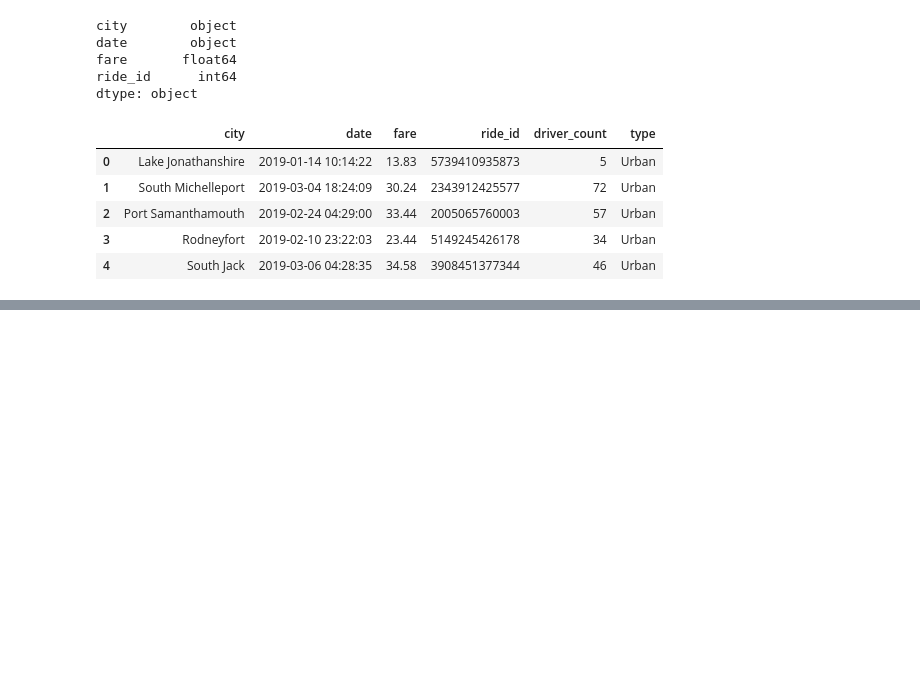
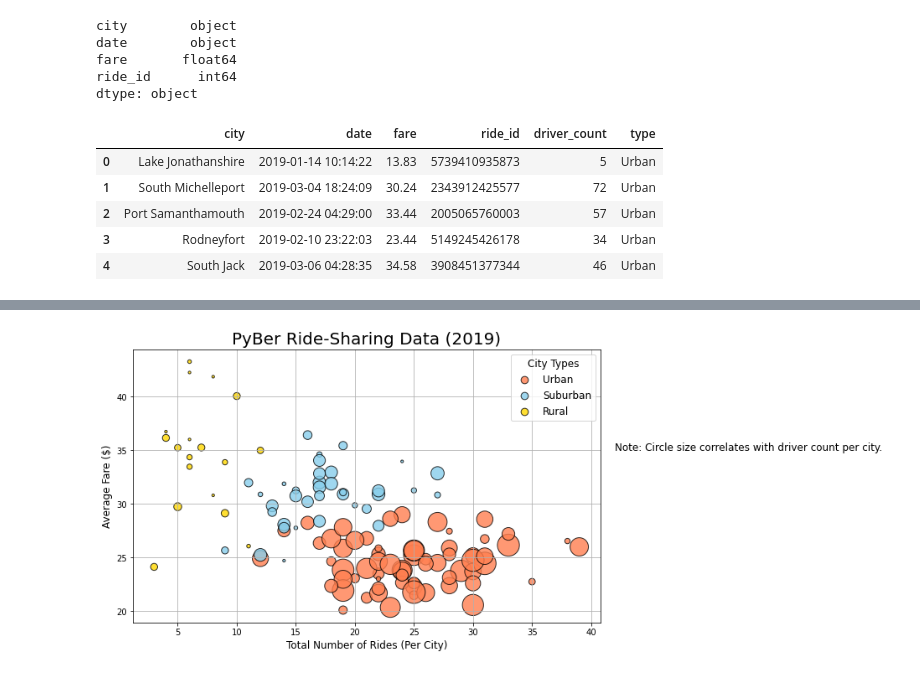
Before and after one commit to daphany/PyBer_Analysis, a Jupyter notebook: PyBer.ipynb, the cells around one changed output, grey strips where cells are left out. Saved outputs shown, nothing was run; the diff lists cells and outputs as text; code cells hidden in the pictures; blank space fills up the shorter version.

```diff
--- a/PyBer.ipynb
+++ b/PyBer.ipynb
@@ -114,0 +288,29 @@ pyber_data_df.head()
+# %%
+#Add the scatter charts fpr each type of city
+plt.subplots(figsize=(10, 6))
+plt.scatter(urban_ride_count, urban_avg_fare, s=10*urban_driver_count, linewidth=1, color="coral", edgecolor="black", alpha=0.8, label="Urban")
+plt.scatter(suburban_ride_count, suburban_avg_fare, s=10*suburban_driver_count, linewidth=1, color="skyblue", label="Suburban", edgecolor="black", alpha=0.8)
+plt.scatter(rural_ride_count, rural_avg_fare, s=10*rural_driver_count, linewidth=1, color="gold", label="Rural", edgecolor="black", alpha=0.8)
+
+#Incorporate tht other graph properties
+plt.title("PyBer Ride-Sharing Data (2019)", fontsize=20)
+plt.xlabel("Total Number of Rides (Per City)", fontsize=12)
+plt.ylabel("Average Fare ($)", fontsize=12)
+plt.grid(True)
+
+#Add the legend
+lgnd = plt.legend(fontsize="12", mode="Expanded", title="City Types", scatterpoints=1, loc="best")
+
+lgnd.legendHandles[0]._sizes = [75]
+lgnd.legendHandles[1]._sizes = [75]
+lgnd.legendHandles[2]._sizes = [75]
+lgnd.get_title().set_fontsize(12)
+
+#Add text label about circle size
+plt.text(42, 35, "Note: Circle size correlates with driver count per city.", fontsize="12")
+#Save the figure
+plt.savefig("PyBer Ride-Sharing Data (2019).png")
+#Show the plot
+plt.show()
+# %% [output]
+[figure, added]
```
Also changed, not shown: parts of 15 cells of this notebook.
